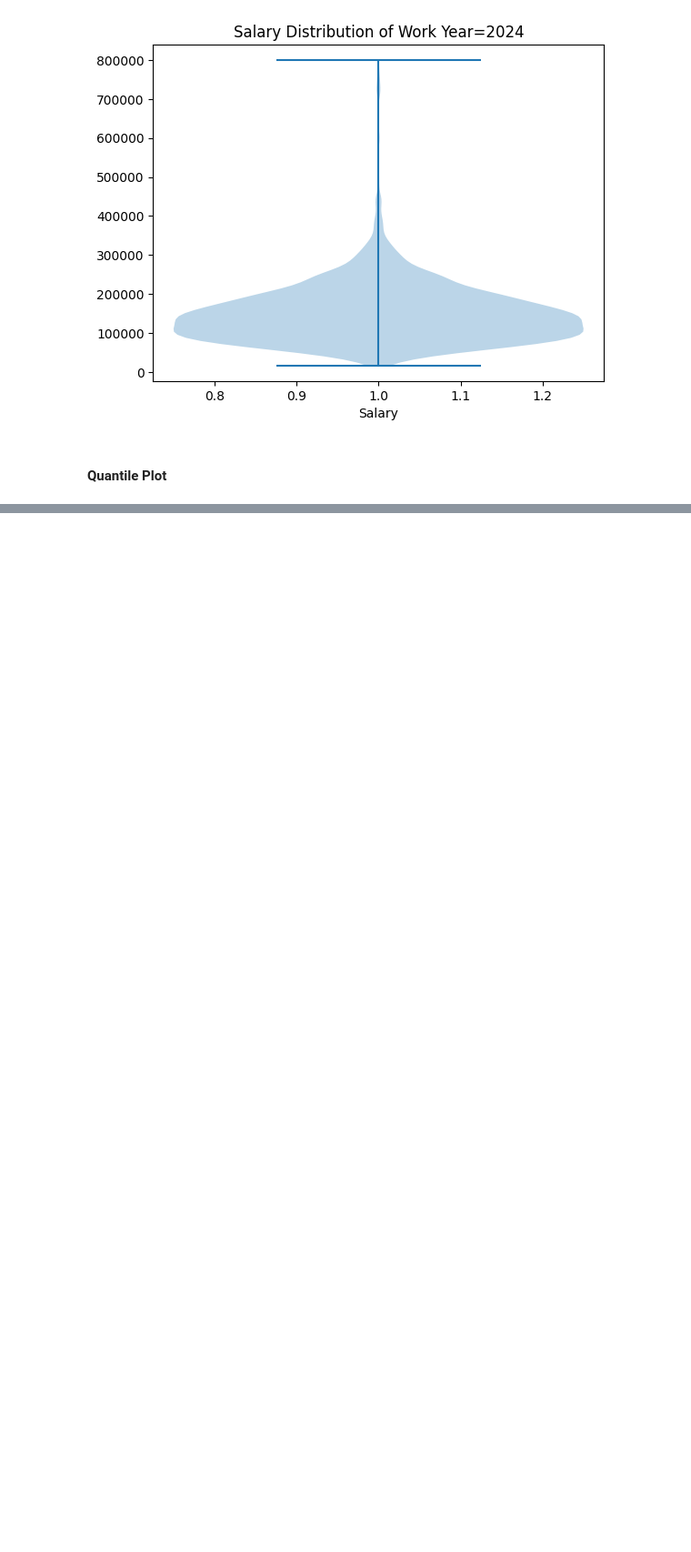
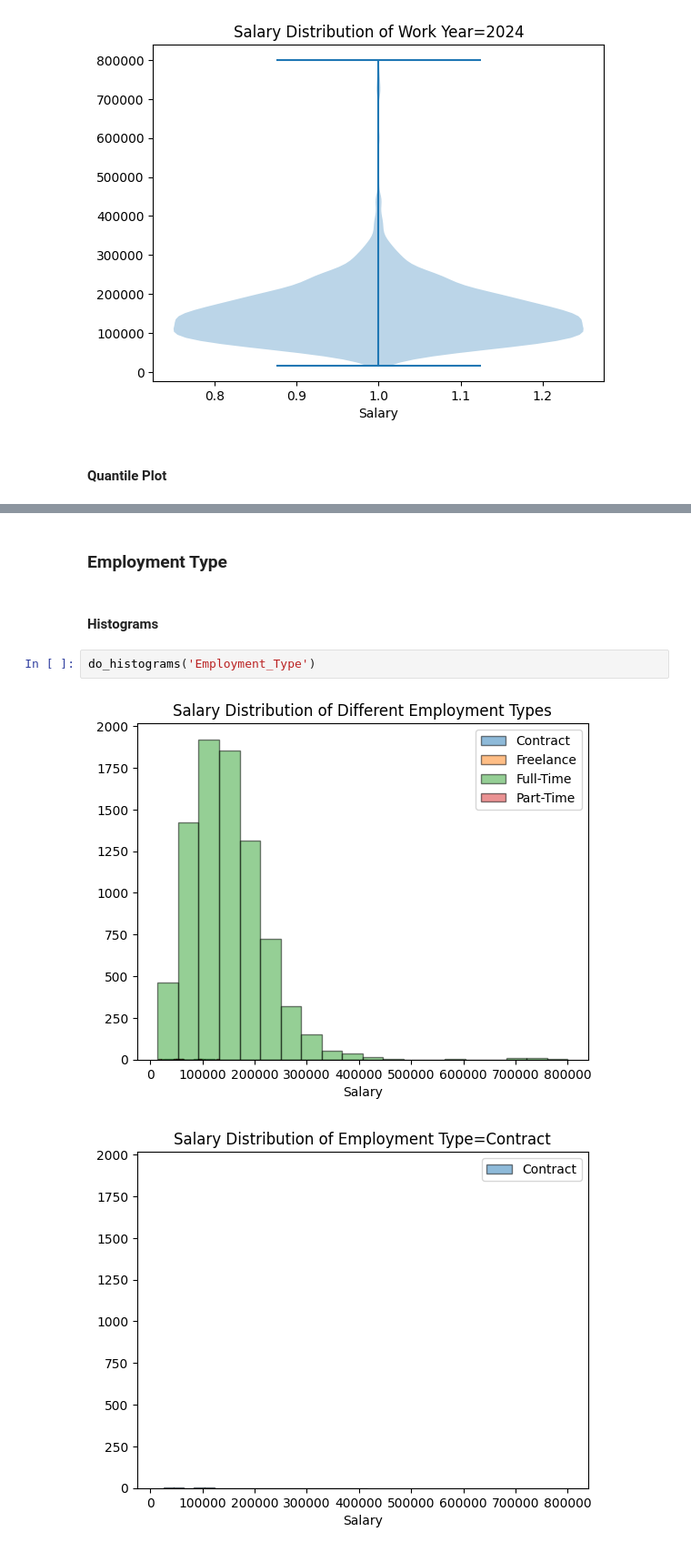
Before and after one commit to ALotov2000/data_science-CA2, a Jupyter notebook: task-2/report.ipynb, the cells around one changed output, grey strips where cells are left out. Shown at 91% size. Cells and saved outputs as stored; diff of their text form; blank space fills up the shorter version.

```diff
--- a/task-2/report.ipynb
+++ b/task-2/report.ipynb
@@ -294,2 +304,11 @@ do_quantile_plots('Work_Year')
 # %% [output]
 [figure]
+# %% [markdown]
+### Employment Type
+# %% [markdown]
+#### Histograms
+# %%
+do_histograms('Employment_Type')
+# %% [output]
+[figure, added]
+[figure, added]
```
Also changed, not shown: parts of 16 cells of this notebook.
